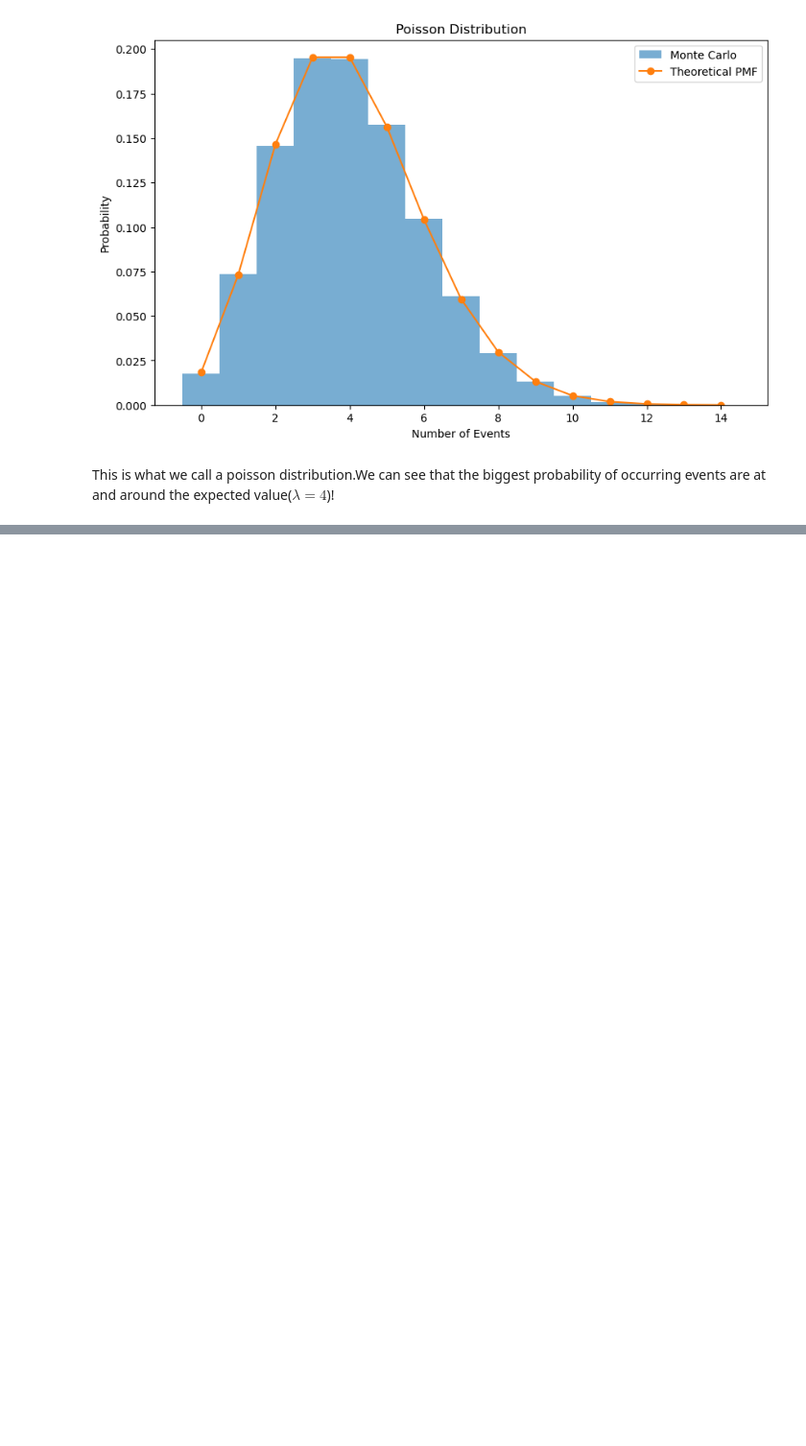
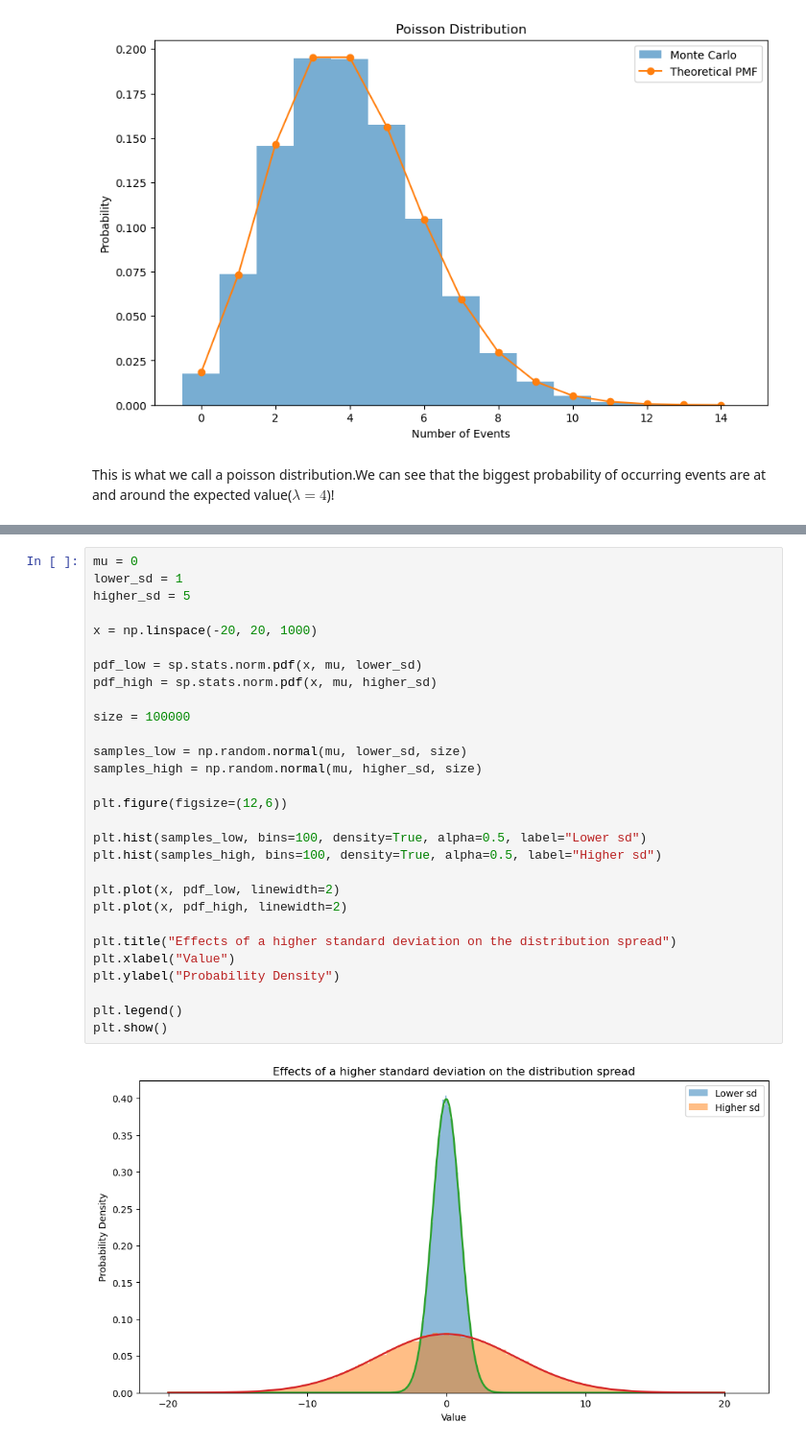
Before and after one commit to kvenov/The_Monte_Carlo_Method, a Jupyter notebook: monte_carlo_scientific_article.ipynb, the cells around one changed output, grey strips where cells are left out. Shown at 96% size. Saved outputs shown, nothing was run; the diff lists cells and outputs as text; blank space fills up the shorter version.

```diff
--- a/monte_carlo_scientific_article.ipynb
+++ b/monte_carlo_scientific_article.ipynb
@@ -804,0 +961,31 @@ This is what we call a poisson distribution.We can see that the biggest probabil
+# %%
+mu = 0
+lower_sd = 1
+higher_sd = 5
+
+x = np.linspace(-20, 20, 1000)
+
+pdf_low = sp.stats.norm.pdf(x, mu, lower_sd)
+pdf_high = sp.stats.norm.pdf(x, mu, higher_sd)
+
+size = 100000
+
+samples_low = np.random.normal(mu, lower_sd, size)
+samples_high = np.random.normal(mu, higher_sd, size)
+
+plt.figure(figsize=(12,6))
+
+plt.hist(samples_low, bins=100, density=True, alpha=0.5, label="Lower sd")
+plt.hist(samples_high, bins=100, density=True, alpha=0.5, label="Higher sd")
+
+plt.plot(x, pdf_low, linewidth=2)
+plt.plot(x, pdf_high, linewidth=2)
+
+plt.title("Effects of a higher standard deviation on the distribution spread")
+plt.xlabel("Value")
+plt.ylabel("Probability Density")
+
+plt.legend()
+plt.show()
+# %% [output]
+[figure, added]
```
Also changed, not shown: parts of 17 cells of this notebook.
